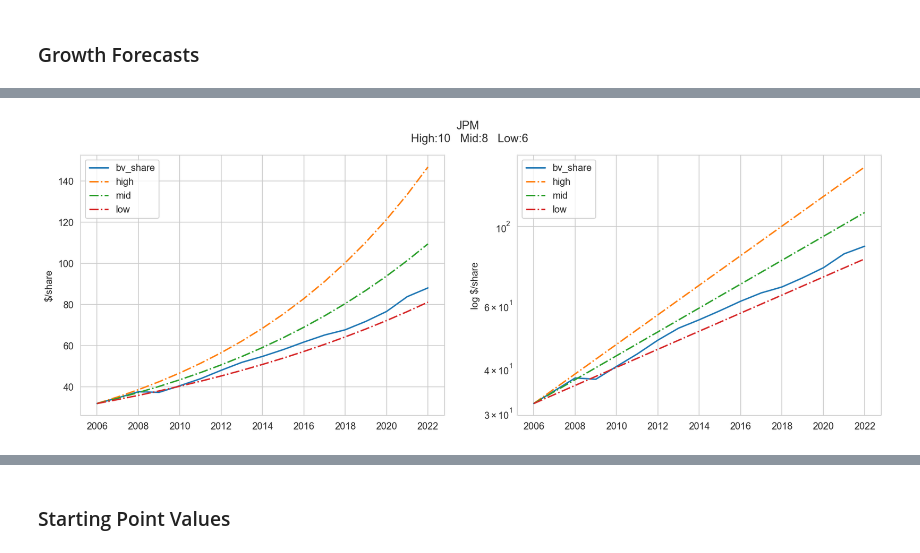
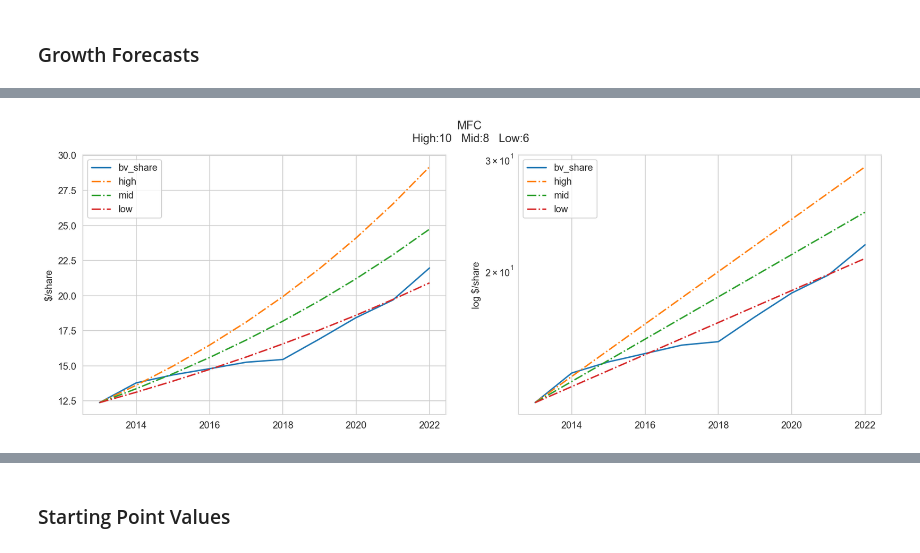
Before and after one commit to nomalet/investing, a Jupyter notebook: notebooks/2 Forecasts for Insurance.ipynb, the cells around one changed output, grey strips where cells are left out. Cells and saved outputs as stored; diff of their text form; code cells hidden in the pictures.

```diff
--- a/notebooks/2 Forecasts for Insurance.ipynb
+++ b/notebooks/2 Forecasts for Insurance.ipynb
@@ -45,6 +45,6 @@ df_names = pd.read_csv(input_data / companies_file)
 # %% [output]
 [interactive output not drawn]
 # %%
-df_financial = df_names[df_names["type"] == "Financial"].sort_values("ticker")
+df_financial = df_names[df_names["type"] == "Insurance"].sort_values("ticker")
 df_financial
 # %% [output]
@@ -116,8 +86,8 @@ sensitivity_plot(company_data, "BRK-B", 10, 8, 6, "bv")
 [figure]
 [interactive output not drawn]
 # %%
-sensitivity_plot(company_data, "JPM", 10, 8, 6, "bv")
+sensitivity_plot(company_data, "MFC", 10, 8, 6, "bv", start_at=2013)
 # %% [output]
-[figure, old version]
+[figure, new version]
 [interactive output not drawn]
 # %%
```
Also changed, not shown: parts of 19 cells of this notebook, 7 other files.
